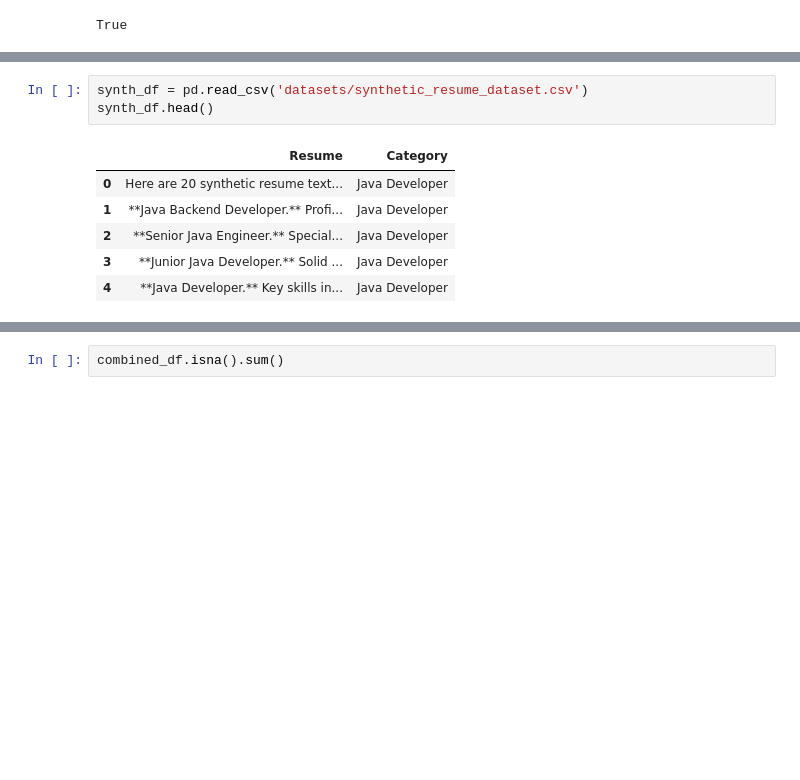
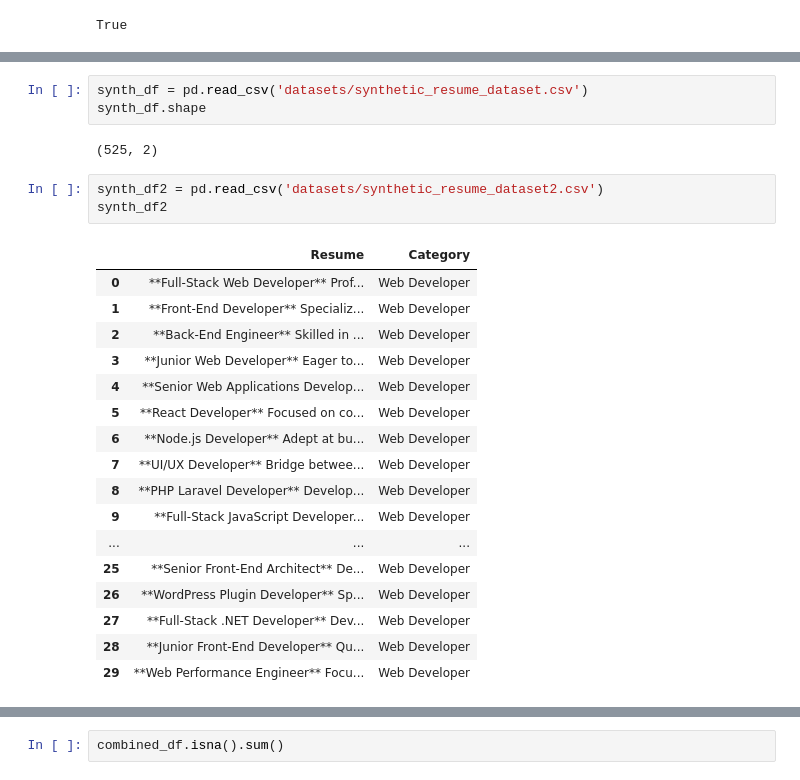
Before and after one commit to ahmed2402/Resume-Analysis-Hub, a Jupyter notebook: eda.ipynb, the cells around one changed output, grey strips where cells are left out. Drawn from its saved outputs; the diff is of its cells as text; blank space fills up the shorter version.

```diff
--- a/eda.ipynb
+++ b/eda.ipynb
@@ -41,11 +52,27 @@ df.head()
 # %%
 synth_df = pd.read_csv('datasets/synthetic_resume_dataset.csv')
-synth_df.head()
+synth_df.shape
 # %% [output]
-|  | Resume | Category |
-| 0 | Here are 20 synthetic resume text... | Java Developer |
-| 1 | **Java Backend Developer.** Profi... | Java Developer |
-| 2 | **Senior Java Engineer.** Special... | Java Developer |
-| 3 | **Junior Java Developer.** Solid ... | Java Developer |
-| 4 | **Java Developer.** Key skills in... | Java Developer |
+(525, 2)
+# %%
+synth_df2 = pd.read_csv('datasets/synthetic_resume_dataset2.csv')
+synth_df2
+# %% [output]
+|  | Resume | Category |
+| 0 | **Full-Stack Web Developer** Prof... | Web Developer |
+| 1 | **Front-End Developer** Specializ... | Web Developer |
+| 2 | **Back-End Engineer** Skilled in ... | Web Developer |
+| 3 | **Junior Web Developer** Eager to... | Web Developer |
+| 4 | **Senior Web Applications Develop... | Web Developer |
+| 5 | **React Developer** Focused on co... | Web Developer |
+| 6 | **Node.js Developer** Adept at bu... | Web Developer |
+| 7 | **UI/UX Developer** Bridge betwee... | Web Developer |
+| 8 | **PHP Laravel Developer** Develop... | Web Developer |
+| 9 | **Full-Stack JavaScript Developer... | Web Developer |
+| ... | ... | ... |
+| 25 | **Senior Front-End Architect** De... | Web Developer |
+| 26 | **WordPress Plugin Developer** Sp... | Web Developer |
+| 27 | **Full-Stack .NET Developer** Dev... | Web Developer |
+| 28 | **Junior Front-End Developer** Qu... | Web Developer |
+| 29 | **Web Performance Engineer** Focu... | Web Developer |
 # %%
```
Also changed, not shown: parts of 24 cells of this notebook, 4 other files.
